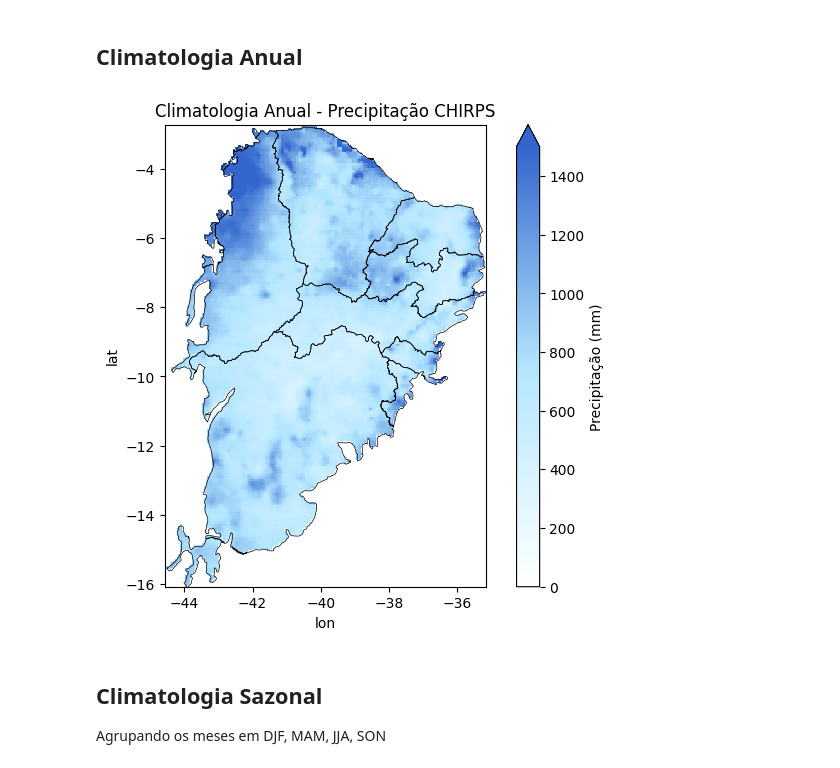
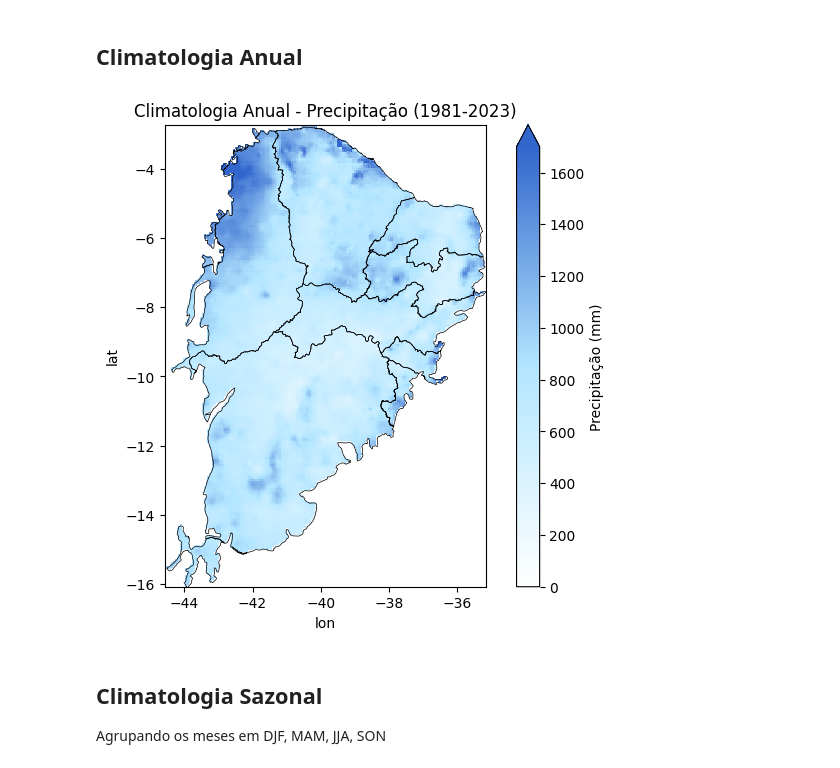
Before and after one commit to eduardocholuck/remote_sensing-1, a Jupyter notebook: 05_cluster_regioes.ipynb, the cells around one changed output. Cells and saved outputs as stored; diff of their text form; code cells hidden in the pictures.

```diff
--- a/05_cluster_regioes.ipynb
+++ b/05_cluster_regioes.ipynb
@@ -52,32 +52,34 @@ cmap_custom = mcolors.LinearSegmentedColormap.from_list("white_to_blue", colors)
 
 # Padronizar os plots
 
-def clima_anual(dataarray, titulo, vmin=0, vmax=1500, cmap=cmap_custom):
+def clima_anual(dataarray, titulo, vmin=0, vmax=1700, cmap=cmap_custom):
     plt.figure(figsize=(8,6))
     dataarray.plot(cmap=cmap, vmin=vmin, vmax=vmax, cbar_kwargs={"label": "Precipitação (mm)"})
     shape_caatinga.boundary.plot(ax=plt.gca(), color='black', linewidth=0.5)
     plt.title(titulo)
+    plt.savefig(f"outputs/climatologia/{titulo.replace(' ', '_').lower()}.png", dpi=300, bbox_inches='tight')
     plt.show()
 
-def plot_season(dataarray, titulo, vmin=0, vmax=550, cmap=cmap_custom):
+def plot_season(dataarray, titulo, vmin=0, vmax=1000, cmap=cmap_custom):
     plt.figure(figsize=(8,6))
-    dataarray.plot(cmap=cmap, vmin=vmin, vmax=vmax, cbar_kwargs={"label": "Precipitação (mm)"})
+    dataarray.plot(cmap=cmap, vmin=vmin, vmax=vmax,extend ='max', cbar_kwargs={"label": "Precipitação (mm)"})
     shape_caatinga.boundary.plot(ax=plt.gca(), color='black', linewidth=0.5)
     plt.title(titulo)
+    plt.savefig(f"outputs/climatologia/{titulo.replace(' ', '_').lower()}.png", dpi=300, bbox_inches='tight')
     plt.show()
 # %% [markdown]
 ## Climatologia Anual
 # %%
 # Média climatológica (1981–2023)
 acumulado_anual = precip.groupby("time.year").sum(dim="time")
 climatologia_anual = acumulado_anual.mean(dim="year")
 
 # Salvar climatologia anual
 climatologia_anual.to_netcdf("dataset/netcdf_data/climatologia_anual.nc")
 
-clima_anual(climatologia_anual, "Climatologia Anual - Precipitação CHIRPS")
+clima_anual(climatologia_anual, "Climatologia Anual - Precipitação (1981-2023)")
 # %% [output]
-[figure, old version]
+[figure, new version]
 # %% [markdown]
 ## Climatologia Sazonal
 
```
Also changed, not shown: parts of 4 cells of this notebook, 14 other files.
